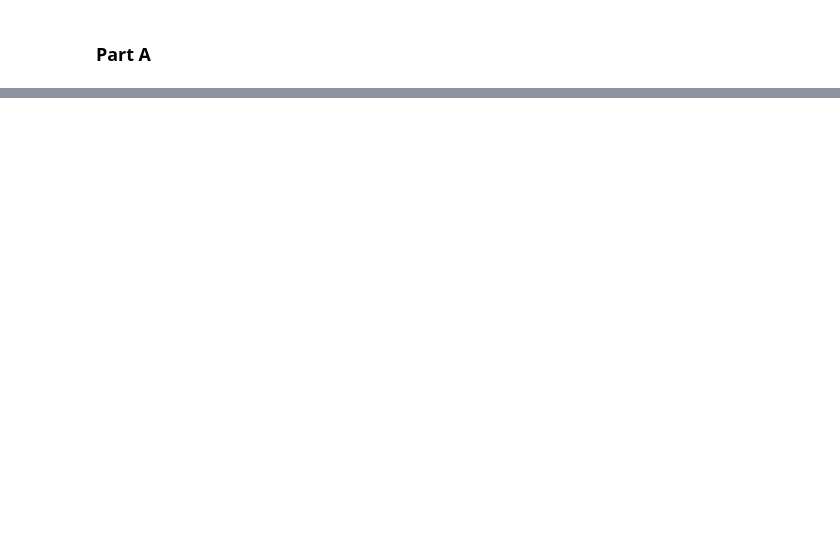
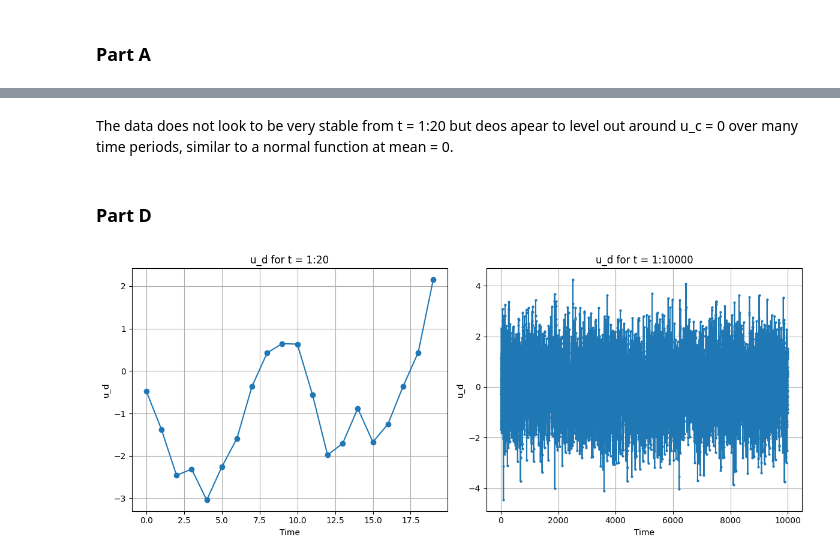
Before and after one commit to 3venthatguy/Coursework-OSU, a Jupyter notebook: ECON_5420/PS3/PS3_4.ipynb, the cells around one changed output, grey strips where cells are left out. Cells and saved outputs as stored; diff of their text form; code cells hidden in the pictures; blank space fills up the shorter version.

```diff
--- a/ECON_5420/PS3/PS3_4.ipynb
+++ b/ECON_5420/PS3/PS3_4.ipynb
@@ -84,0 +88,25 @@ print(X)
+# %% [markdown]
+The data does not look to be very stable from t = 1:20 but deos apear to level out around u_c = 0 over many time periods, similar to a normal function at mean = 0.
+# %% [markdown]
+### Part D
+# %%
+y_d, X_d, u_d = simulation_single(T=10000, rho=1.0)
+
+plt.figure(figsize=(12, 5))
+plt.subplot(1, 2, 1)
+plt.plot(u_d[:20], marker='o')
+plt.title('u_d for t = 1:20')
+plt.xlabel('Time')
+plt.ylabel('u_d')
+plt.grid()
+
+plt.subplot(1, 2, 2)
+plt.plot(u_c, marker='o', markersize=2)
+plt.title('u_d for t = 1:10000')
+plt.xlabel('Time')
+plt.ylabel('u_d')
+plt.grid()
+plt.tight_layout()
+plt.show()
+# %% [output]
+[figure, added]
```
Also changed, not shown: parts of 9 cells of this notebook.
